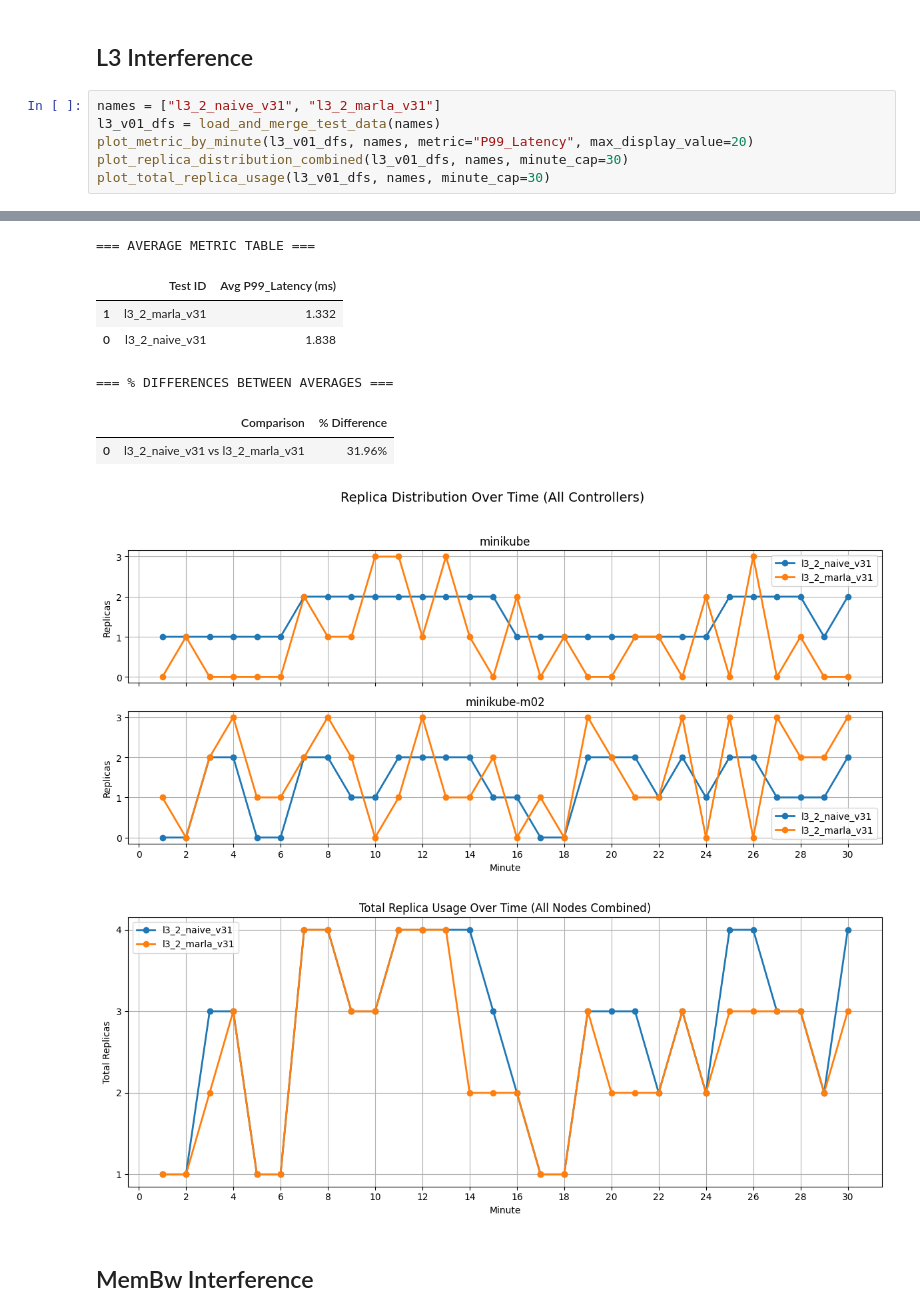
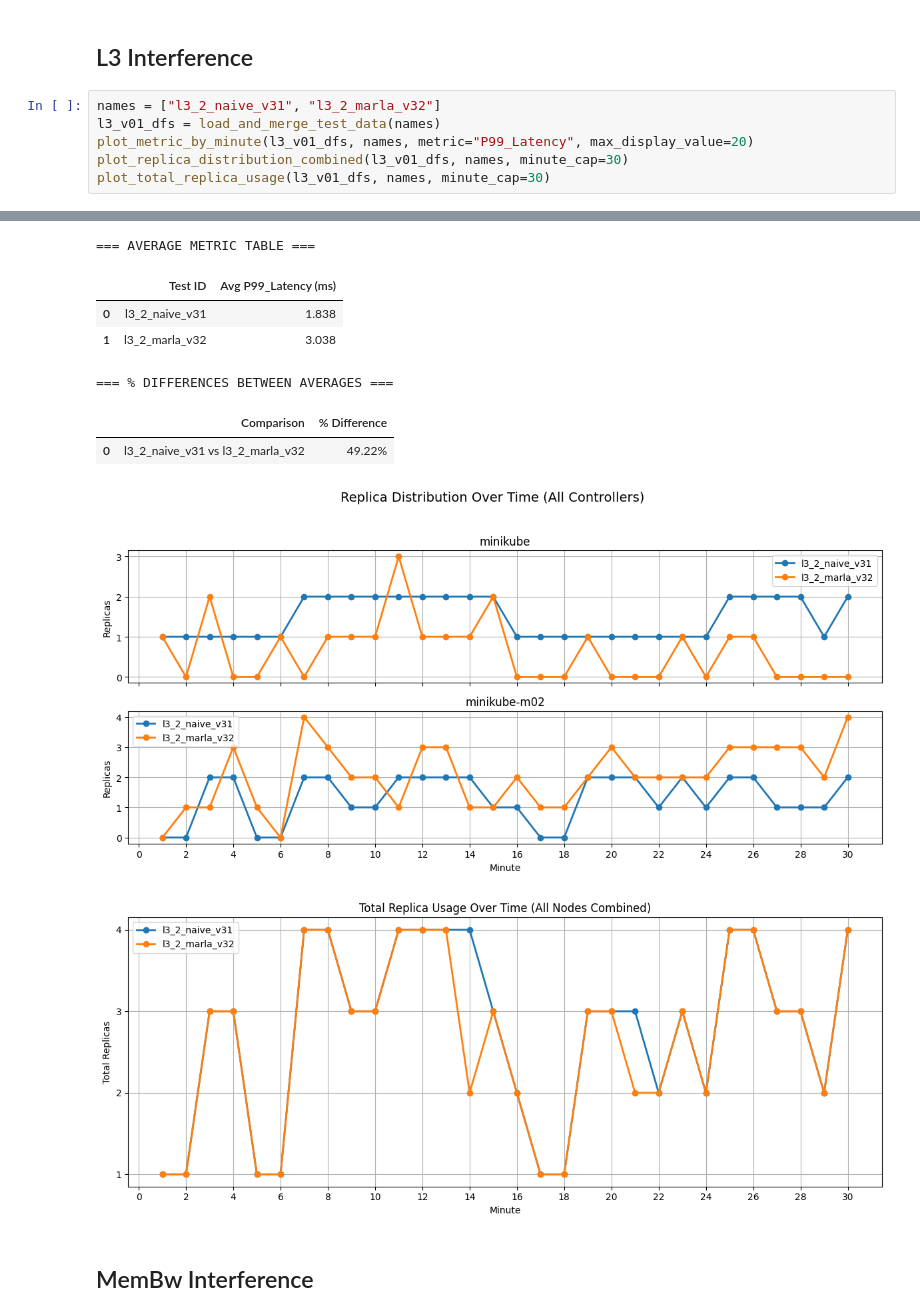
Before and after one commit to georgakopoulosgeo/Interference_Thesis_NTUA, a Jupyter notebook: Results/naive_vs_marla_v02.ipynb, the cells around one changed output, grey strips where cells are left out. Saved outputs shown, nothing was run; the diff lists cells and outputs as text.

```diff
--- a/Results/naive_vs_marla_v02.ipynb
+++ b/Results/naive_vs_marla_v02.ipynb
@@ -280,7 +280,7 @@ plot_total_replica_usage(cpu01_dfs, names, minute_cap=30)
 # %% [markdown]
 ## L3 Interference
 # %%
-names = ["l3_2_naive_v31", "l3_2_marla_v31"]
+names = ["l3_2_naive_v31", "l3_2_marla_v32"]
 l3_v01_dfs = load_and_merge_test_data(names)
 plot_metric_by_minute(l3_v01_dfs, names, metric="P99_Latency", max_display_value=20)
 plot_replica_distribution_combined(l3_v01_dfs, names, minute_cap=30)
@@ -295,12 +295,12 @@ plot_total_replica_usage(l3_v01_dfs, names, minute_cap=30)
 === AVERAGE METRIC TABLE ===
 |  | Test ID | Avg P99_Latency (ms) |
-| 1 | l3_2_marla_v31 | 1.332 |
 | 0 | l3_2_naive_v31 | 1.838 |
+| 1 | l3_2_marla_v32 | 3.038 |
 === % DIFFERENCES BETWEEN AVERAGES ===
 |  | Comparison | % Difference |
-| 0 | l3_2_naive_v31 vs l3_2_marla_v31 | 31.96% |
+| 0 | l3_2_naive_v31 vs l3_2_marla_v32 | 49.22% |
-[figure, old version]
+[figure, new version]
-[figure, old version]
+[figure, new version]
 # %% [markdown]
 ## MemBw Interference
 # %%
```
Also changed, not shown: parts of 1 cell of this notebook, 11 other files.
